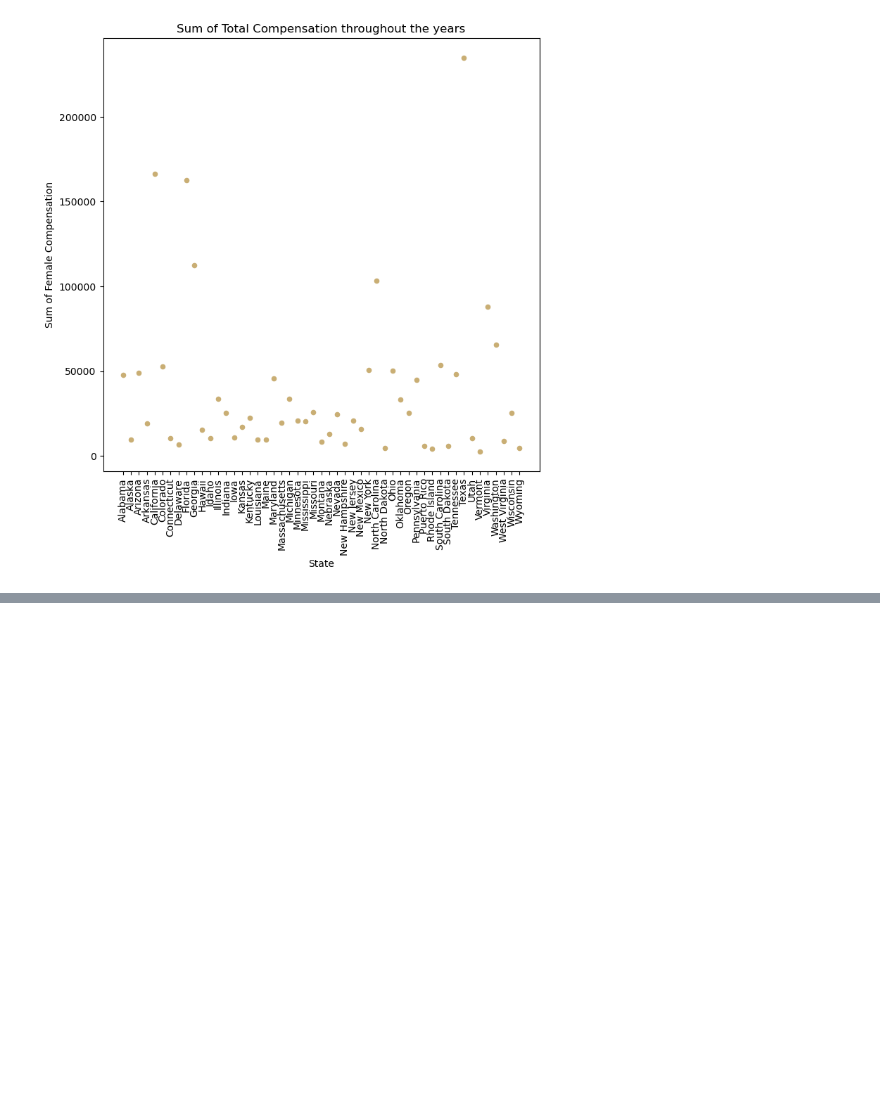
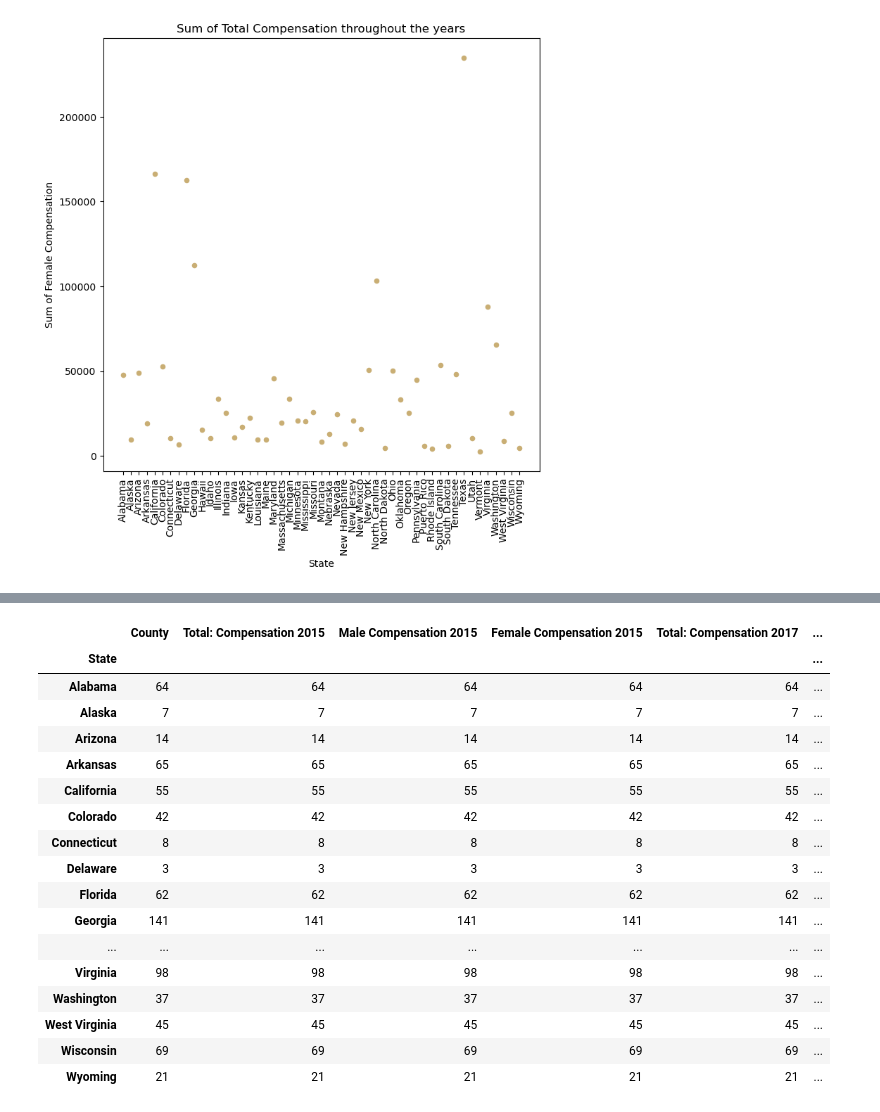
Before and after one commit to nicduffee/project1, a Jupyter notebook: Disability.ipynb, the cells around one changed output, grey strips where cells are left out. Drawn from its saved outputs; the diff is of its cells as text; code cells hidden in the pictures; blank space fills up the shorter version.

```diff
--- a/Disability.ipynb
+++ b/Disability.ipynb
@@ -363,0 +488,21 @@ plt.show()
+# %%
+combined_compensation.groupby(["State"]).count()
+# %% [output]
+|  | County | Total: Compensation 2015 | Male Compensation 2015 | Female Compensation 2015 | Total: Compensation 2017 | ... |
+| State |  |  |  |  |  | ... |
+| Alabama | 64 | 64 | 64 | 64 | 64 | ... |
+| Alaska | 7 | 7 | 7 | 7 | 7 | ... |
+| Arizona | 14 | 14 | 14 | 14 | 14 | ... |
+| Arkansas | 65 | 65 | 65 | 65 | 65 | ... |
+| California | 55 | 55 | 55 | 55 | 55 | ... |
+| Colorado | 42 | 42 | 42 | 42 | 42 | ... |
+| Connecticut | 8 | 8 | 8 | 8 | 8 | ... |
+| Delaware | 3 | 3 | 3 | 3 | 3 | ... |
+| Florida | 62 | 62 | 62 | 62 | 62 | ... |
+| Georgia | 141 | 141 | 141 | 141 | 141 | ... |
+| ... | ... | ... | ... | ... | ... | ... |
+| Virginia | 98 | 98 | 98 | 98 | 98 | ... |
+| Washington | 37 | 37 | 37 | 37 | 37 | ... |
+| West Virginia | 45 | 45 | 45 | 45 | 45 | ... |
+| Wisconsin | 69 | 69 | 69 | 69 | 69 | ... |
+| Wyoming | 21 | 21 | 21 | 21 | 21 | ... |
```
Also changed, not shown: parts of 10 cells of this notebook, 4 other files.
